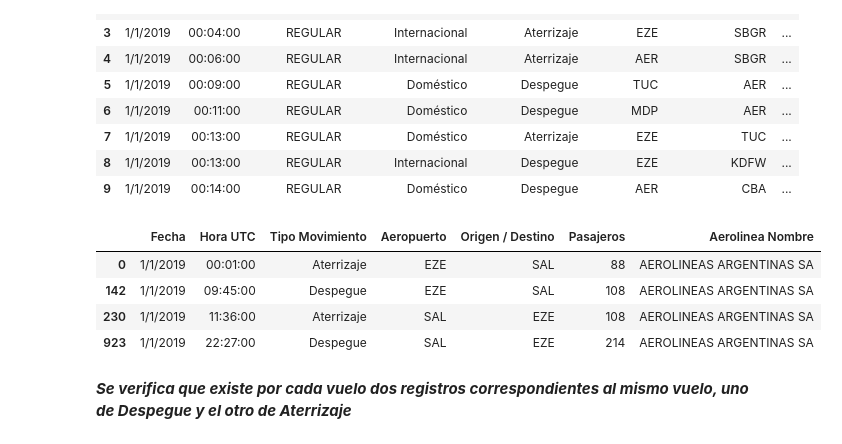
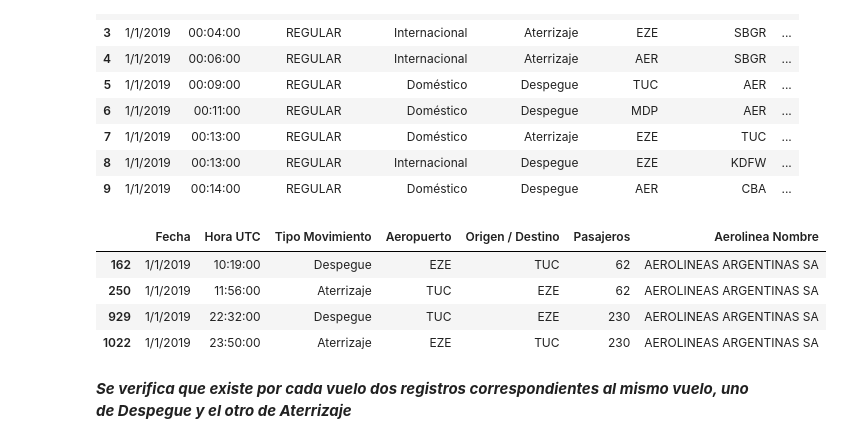
Before and after one commit to federicorey/ciencia_datos_uade, a Jupyter notebook: Aviacion_Civil.ipynb, the cells around one changed output. Drawn from its saved outputs; the diff is of its cells as text; code cells hidden in the pictures.

```diff
--- a/Aviacion_Civil.ipynb
+++ b/Aviacion_Civil.ipynb
@@ -177,12 +259,18 @@ df_vuelos.head(10)
 | 9 | 1/1/2019 | 00:14:00 | REGULAR | Doméstico | Despegue | AER | CBA | ... |
 # %%
 # Verificacion de dualidad de registros por vuelo
-df_vuelos[['Fecha','Hora UTC','Tipo Movimiento','Aeropuerto','Origen / Destino','Pasajeros','Aerolinea Nombre']][(df_vuelos['Fecha'] == '1/1/2019') & (df_vuelos['Pasajeros'] != 0) & (((df_vuelos['Aeropuerto'] == 'EZE') | (df_vuelos['Aeropuerto'] == 'SAL')) & ((df_vuelos['Origen / Destino'] == 'EZE') | (df_vuelos['Origen / Destino'] == 'SAL')))]
+origen='EZE'
+destino='TUC'
+
+# aeropuerto es origen y Origen/destino es destino
+vuelos_filtrados = df_vuelos[['Fecha','Hora UTC','Tipo Movimiento','Aeropuerto','Origen / Destino','Pasajeros','Aerolinea Nombre']][(df_vuelos['Fecha'] == '1/1/2019') & (df_vuelos['Pasajeros'] != 0) & (((df_vuelos['Aeropuerto'] == origen) | (df_vuelos['Aeropuerto'] == destino)) & ((df_vuelos['Origen / Destino'] == origen) | (df_vuelos['Origen / Destino'] == destino)))]
+registros_duplicados = vuelos_filtrados[vuelos_filtrados.duplicated(subset=['Pasajeros'], keep=False)]# Display the potential duplicates
+registros_duplicados
 # %% [output]
 |  | Fecha | Hora UTC | Tipo Movimiento | Aeropuerto | Origen / Destino | Pasajeros | Aerolinea Nombre |
-| 0 | 1/1/2019 | 00:01:00 | Aterrizaje | EZE | SAL | 88 | AEROLINEAS ARGENTINAS SA |
-| 142 | 1/1/2019 | 09:45:00 | Despegue | EZE | SAL | 108 | AEROLINEAS ARGENTINAS SA |
-| 230 | 1/1/2019 | 11:36:00 | Aterrizaje | SAL | EZE | 108 | AEROLINEAS ARGENTINAS SA |
-| 923 | 1/1/2019 | 22:27:00 | Despegue | SAL | EZE | 214 | AEROLINEAS ARGENTINAS SA |
+| 162 | 1/1/2019 | 10:19:00 | Despegue | EZE | TUC | 62 | AEROLINEAS ARGENTINAS SA |
+| 250 | 1/1/2019 | 11:56:00 | Aterrizaje | TUC | EZE | 62 | AEROLINEAS ARGENTINAS SA |
+| 929 | 1/1/2019 | 22:32:00 | Despegue | TUC | EZE | 230 | AEROLINEAS ARGENTINAS SA |
+| 1022 | 1/1/2019 | 23:50:00 | Aterrizaje | EZE | TUC | 230 | AEROLINEAS ARGENTINAS SA |
 # %% [markdown]
 ***Se verifica que existe por cada vuelo dos registros correspondientes al mismo vuelo, uno de Despegue y el otro de Aterrizaje***
```
Also changed, not shown: parts of 28 cells of this notebook.
